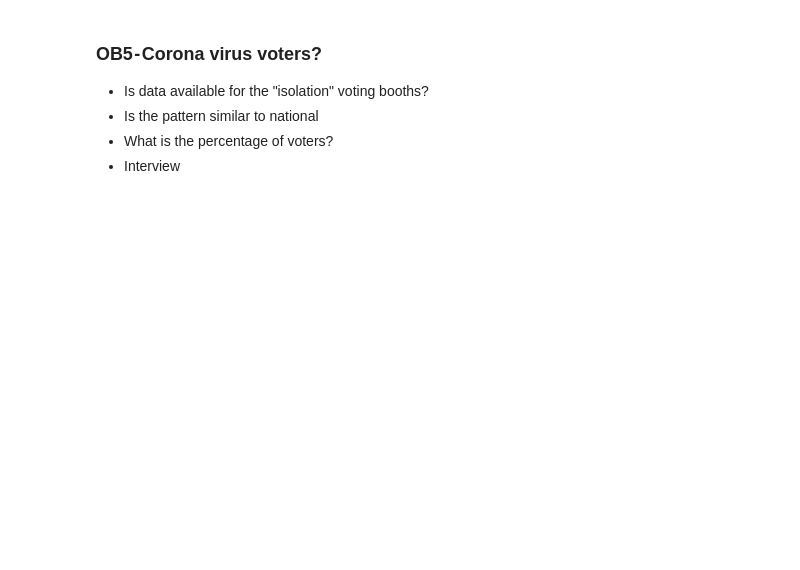
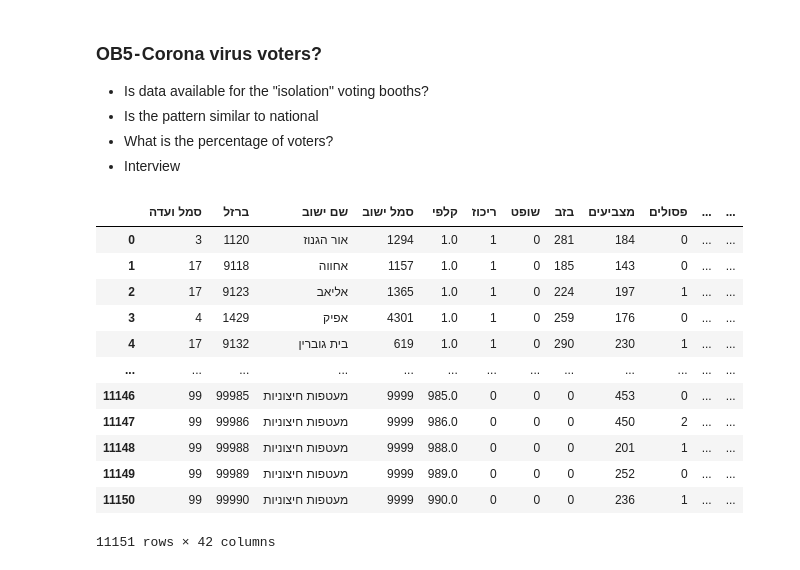
Before and after one commit to biafarrugia/dror-ddj-notebooks, a Jupyter notebook: notebooks/israel-elections-2020-numerical-observations.ipynb, the cells around one changed output. Saved outputs shown, nothing was run; the diff lists cells and outputs as text; code cells hidden in the pictures; blank space fills up the shorter version.

```diff
--- a/notebooks/israel-elections-2020-numerical-observations.ipynb
+++ b/notebooks/israel-elections-2020-numerical-observations.ipynb
@@ -87,3 +150,21 @@ df_sel_cols.sort_values(by=['fit_index'], ascending=True).head(10)
 - Is the pattern similar to national
 - What is the percentage of voters?
 - Interview
+# %%
+# read counted votes by polling booth
+df1 = pd.read_csv("https://media23.bechirot.gov.il/files/expb.csv", encoding='iso8859_8')
+df1
+# %% [output]
+|  | סמל ועדה | ברזל | שם ישוב | סמל ישוב | קלפי | ריכוז | שופט | בזב | מצביעים | פסולים | ... | ... |
+| 0 | 3 | 1120 | אור הגנוז | 1294 | 1.0 | 1 | 0 | 281 | 184 | 0 | ... | ... |
+| 1 | 17 | 9118 | אחווה | 1157 | 1.0 | 1 | 0 | 185 | 143 | 0 | ... | ... |
+| 2 | 17 | 9123 | אליאב | 1365 | 1.0 | 1 | 0 | 224 | 197 | 1 | ... | ... |
+| 3 | 4 | 1429 | אפיק | 4301 | 1.0 | 1 | 0 | 259 | 176 | 0 | ... | ... |
+| 4 | 17 | 9132 | בית גוברין | 619 | 1.0 | 1 | 0 | 290 | 230 | 1 | ... | ... |
+| ... | ... | ... | ... | ... | ... | ... | ... | ... | ... | ... | ... | ... |
+| 11146 | 99 | 99985 | מעטפות חיצוניות | 9999 | 985.0 | 0 | 0 | 0 | 453 | 0 | ... | ... |
+| 11147 | 99 | 99986 | מעטפות חיצוניות | 9999 | 986.0 | 0 | 0 | 0 | 450 | 2 | ... | ... |
+| 11148 | 99 | 99988 | מעטפות חיצוניות | 9999 | 988.0 | 0 | 0 | 0 | 201 | 1 | ... | ... |
+| 11149 | 99 | 99989 | מעטפות חיצוניות | 9999 | 989.0 | 0 | 0 | 0 | 252 | 0 | ... | ... |
+| 11150 | 99 | 99990 | מעטפות חיצוניות | 9999 | 990.0 | 0 | 0 | 0 | 236 | 1 | ... | ... |
+11151 rows × 42 columns
```
Also changed, not shown: parts of 9 cells of this notebook, 1 other file.
